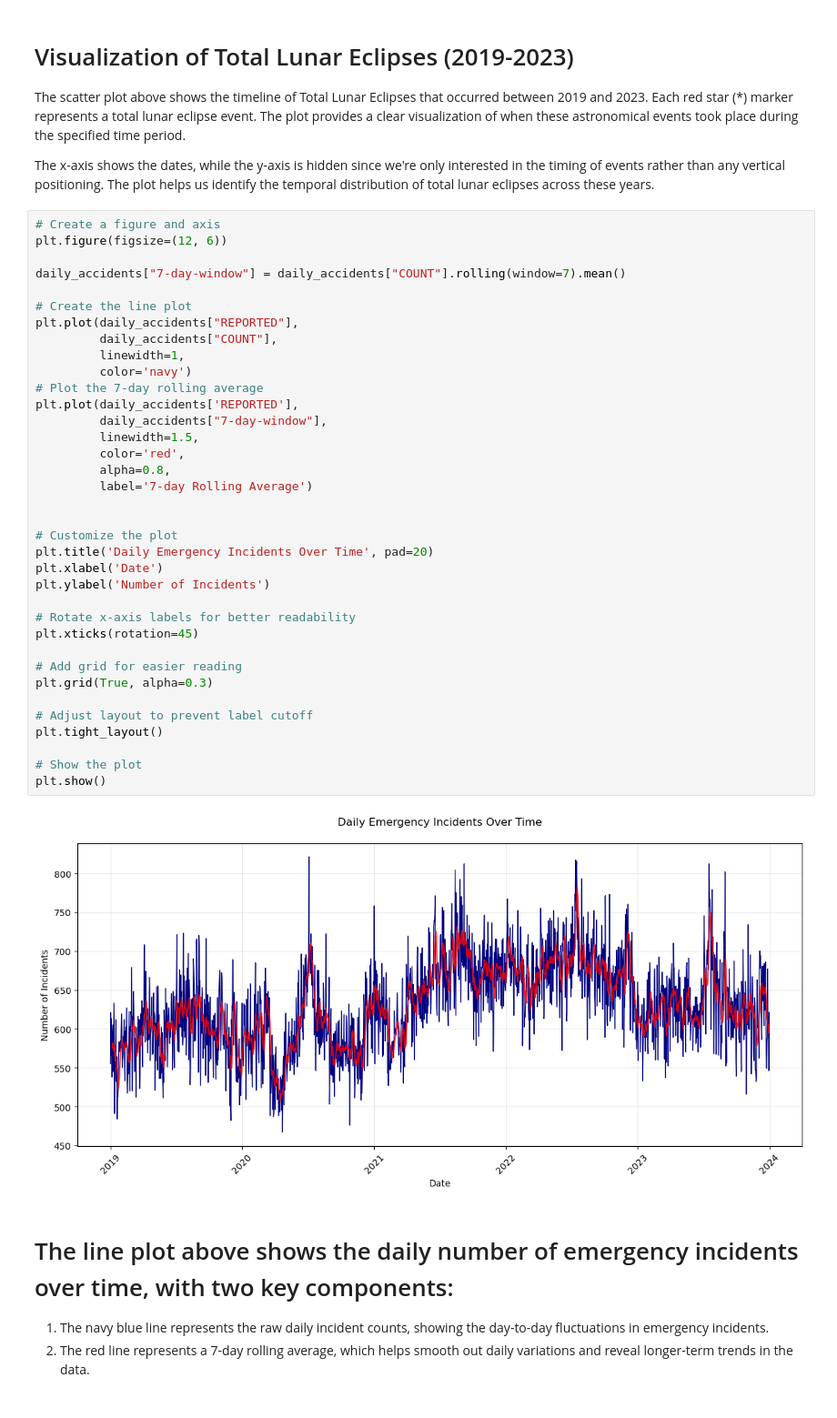
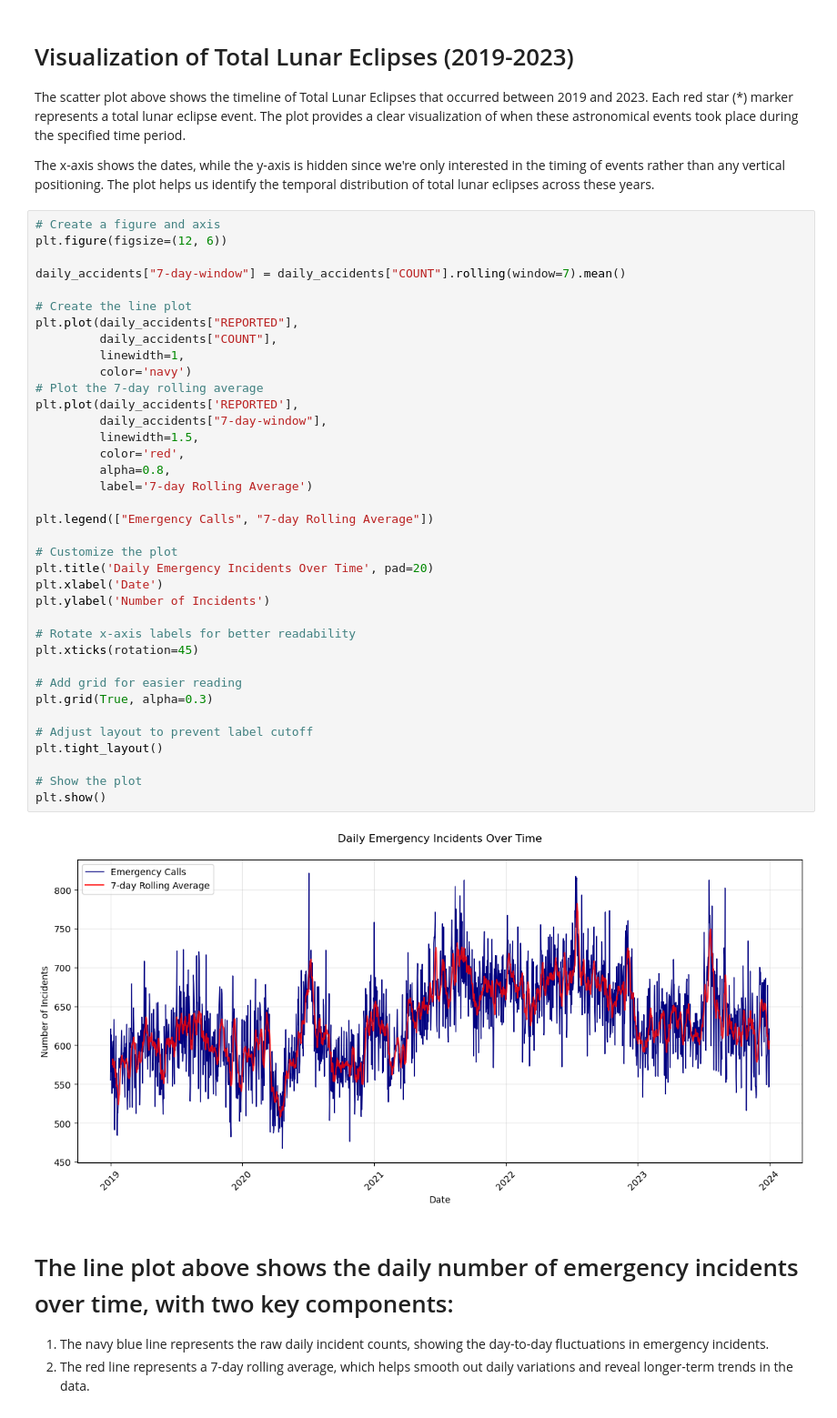
Before and after one commit to mattlundberg/Project-1, a Jupyter notebook: Matt_Lundberg_TLE.ipynb, the cells around one changed output. Shown at 91% size. Drawn from its saved outputs; the diff is of its cells as text.

Commit message:
Update Matt_Lundberg_TLE.ipynb
adding legend to graph that was missing it.

```diff
--- a/Matt_Lundberg_TLE.ipynb
+++ b/Matt_Lundberg_TLE.ipynb
@@ -109,34 +109,35 @@ daily_accidents["7-day-window"] = daily_accidents["COUNT"].rolling(window=7).mea
 plt.plot(daily_accidents["REPORTED"],
          daily_accidents["COUNT"],
          linewidth=1,
          color='navy')
 # Plot the 7-day rolling average
 plt.plot(daily_accidents['REPORTED'],
          daily_accidents["7-day-window"],
          linewidth=1.5,
          color='red',
          alpha=0.8,
          label='7-day Rolling Average')
 
+plt.legend(["Emergency Calls", "7-day Rolling Average"])
 
 # Customize the plot
 plt.title('Daily Emergency Incidents Over Time', pad=20)
 plt.xlabel('Date')
 plt.ylabel('Number of Incidents')
 
 # Rotate x-axis labels for better readability
 plt.xticks(rotation=45)
 
 # Add grid for easier reading
 plt.grid(True, alpha=0.3)
 
 # Adjust layout to prevent label cutoff
 plt.tight_layout()
 
 # Show the plot
 plt.show()
 # %% [output]
-[figure, old version]
+[figure, new version]
 # %% [markdown]
 # The line plot above shows the daily number of emergency incidents over time, with two key components:
 
```
